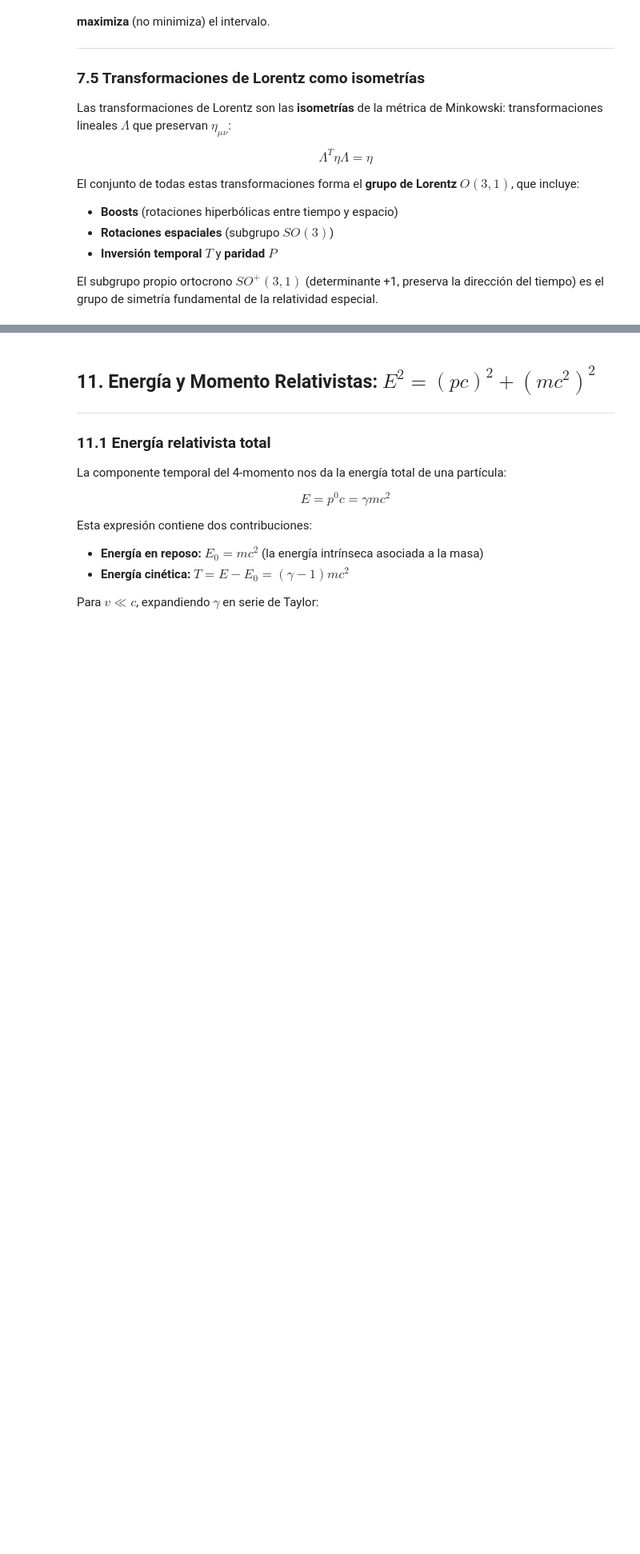
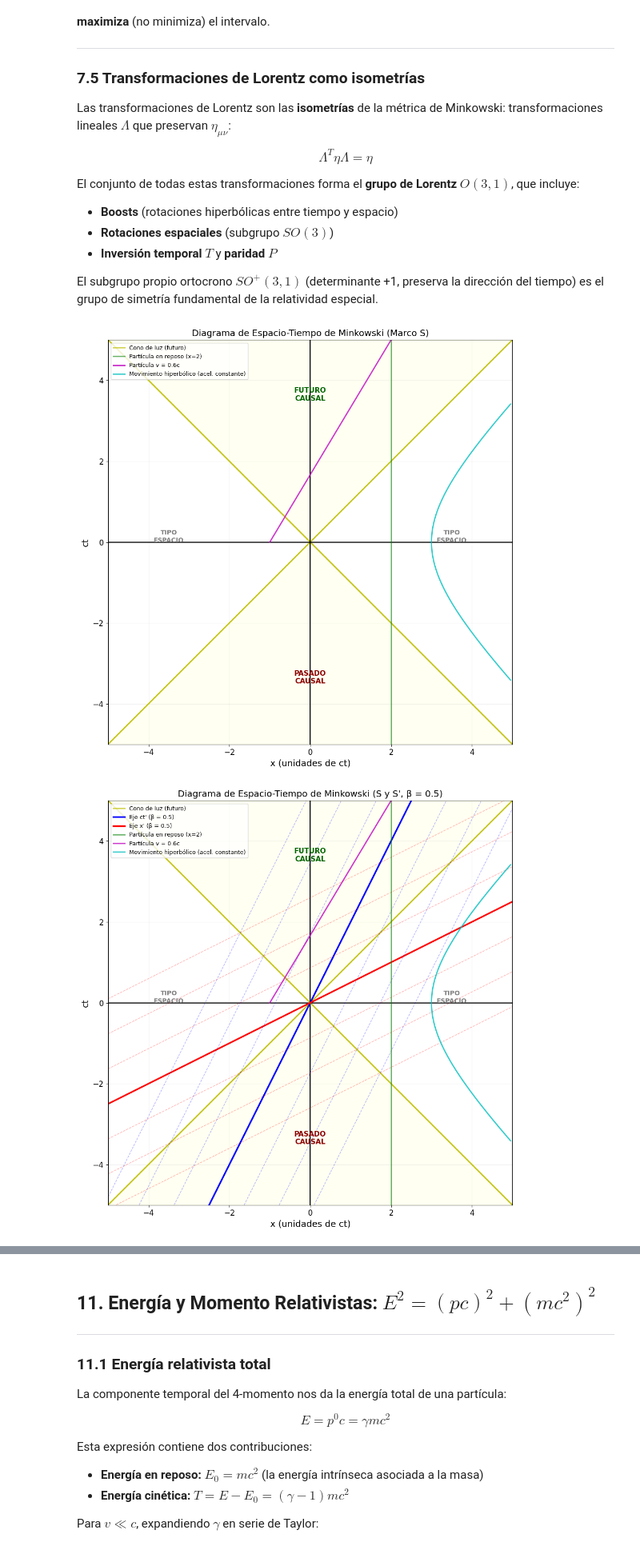
Before and after one commit to Her204/physics_notebook, a Jupyter notebook: notebooks/relatividad_especial.ipynb, the cells around one changed output, grey strips where cells are left out. Shown at 80% size. Cells and saved outputs as stored; diff of their text form; code cells hidden in the pictures; blank space fills up the shorter version.

```diff
--- a/notebooks/relatividad_especial.ipynb
+++ b/notebooks/relatividad_especial.ipynb
@@ -652,16 +665,12 @@ def spacetime_diagram(beta_frame=0.0, show_simultaneity=True, title_suffix=""):
 fig1, ax1 = spacetime_diagram(beta_frame=0.0, show_simultaneity=False,
                                 title_suffix=" (Marco S)")
 plt.tight_layout()
-plt.savefig('/home/herbert204/ia_stuff/physics_notebook/notebooks/minkowski_reposo.png',
-            dpi=150, bbox_inches='tight')
 plt.show()
 
 # --- Diagrama 2: Con marco boosted β = 0.5 ---
 fig2, ax2 = spacetime_diagram(beta_frame=0.5, show_simultaneity=True,
                                 title_suffix=" (S y S', β = 0.5)")
 plt.tight_layout()
-plt.savefig('/home/herbert204/ia_stuff/physics_notebook/notebooks/minkowski_boost.png',
-            dpi=150, bbox_inches='tight')
 plt.show()
 
 # --- Diagrama 3: Paradoja de los gemelos ---
@@ -699,32 +708,33 @@ ax.text(0.5, 9.8, f'Tiempo Bob: Δτ = {tau_total:.1f}', fontsize=12, color='red
 ax.text(0.5, 9.1, f'γ = {gamma_twin:.3f}, ratio = {2*ct_turn/tau_total:.3f}', fontsize=11, color='purple')
 
 # Evento de reencuentro
 ax.plot(0, 2*ct_turn, 'k*', markersize=15)
 ax.annotate('Reencuentro', xy=(0, 2*ct_turn), xytext=(1.5, 9.5),
             arrowprops=dict(arrowstyle='->', color='black'), fontsize=11)
 
 ax.set_xlabel('x', fontsize=14)
 ax.set_ylabel('ct', fontsize=14)
 ax.set_title('Paradoja de los Gemelos — Diagrama Espacio-Temporal', fontsize=14)
 ax.legend(fontsize=11, loc='upper left')
 ax.set_xlim(-2, 6)
 ax.set_ylim(-0.5, 11)
 ax.set_aspect('equal')
 ax.grid(True, alpha=0.3)
 
 plt.tight_layout()
-plt.savefig('/home/herbert204/ia_stuff/physics_notebook/notebooks/paradoja_gemelos.png',
-            dpi=150, bbox_inches='tight')
 plt.show()
 
 print("PARADOJA DE LOS GEMELOS — Análisis cuantitativo")
 print("=" * 55)
 print(f"β = {beta_twin}, γ = {gamma_twin:.4f}")
 print(f"Tiempo coordinado (Alice): Δt = {2*ct_turn}")
 print(f"Tiempo propio (Bob):       Δτ = {tau_total:.2f}")
 print(f"Bob envejece {tau_total:.2f}/{2*ct_turn} = {tau_total/(2*ct_turn):.4f} veces lo que Alice")
 print(f"\nNo hay paradoja: la situación NO es simétrica.")
 print(f"Bob experimenta aceleración en el punto de retorno → NO es inercial.")
 print(f"Alice permanece inercial durante todo el viaje.")
 print(f"El tiempo propio a lo largo de la línea de mundo recta (Alice)")
 print(f"es SIEMPRE mayor que a lo largo de cualquier otra línea entre los mismos eventos.")
+# %% [output]
+[figure, added]
+[figure, added]
```
Also changed, not shown: parts of 6 cells of this notebook, 6 other files.
